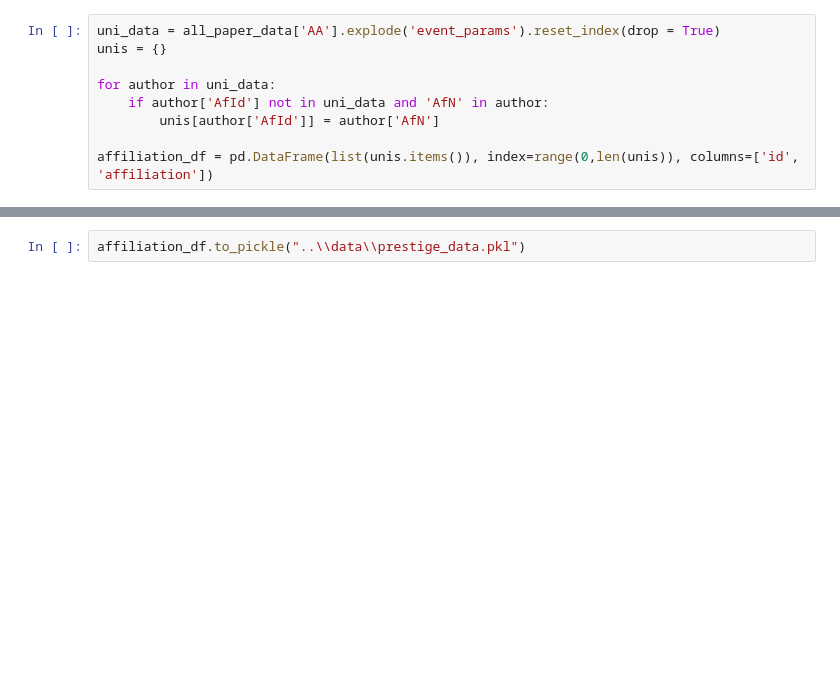
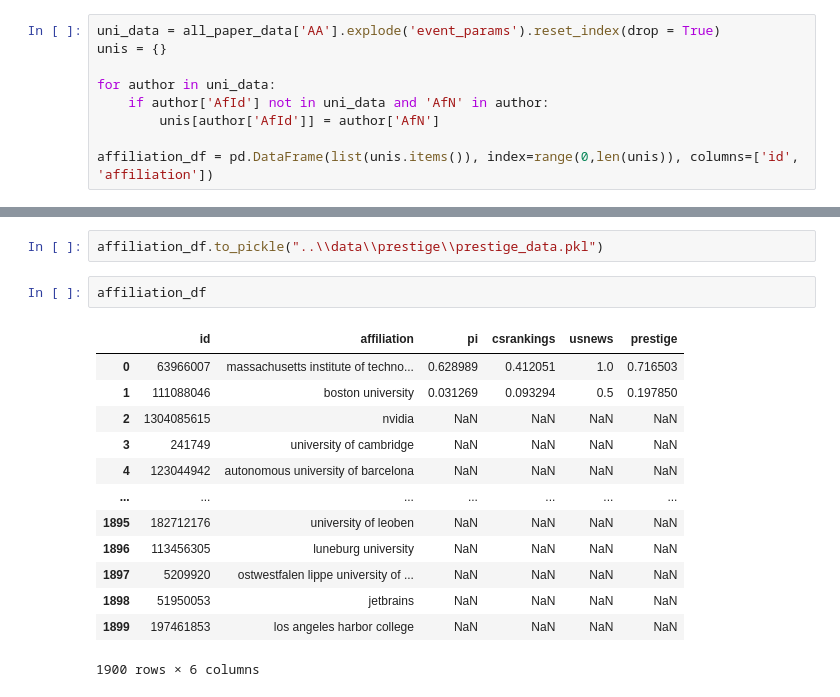
Before and after one commit to rohitmujumdar/Propagation-of-Epidemics-in-Citation-Networks, a Jupyter notebook: code/prestige_calculation.ipynb, the cells around one changed output, grey strips where cells are left out. Saved outputs shown, nothing was run; the diff lists cells and outputs as text; blank space fills up the shorter version.

```diff
--- a/code/prestige_calculation.ipynb
+++ b/code/prestige_calculation.ipynb
@@ -155,2 +155,18 @@ affiliation_df[affiliation_df['prestige'].isna()==False]
 # %%
-affiliation_df.to_pickle("..\\data\\prestige_data.pkl")
+affiliation_df.to_pickle("..\\data\\prestige\\prestige_data.pkl")
+# %%
+affiliation_df
+# %% [output]
+|  | id | affiliation | pi | csrankings | usnews | prestige |
+| 0 | 63966007 | massachusetts institute of techno... | 0.628989 | 0.412051 | 1.0 | 0.716503 |
+| 1 | 111088046 | boston university | 0.031269 | 0.093294 | 0.5 | 0.197850 |
+| 2 | 1304085615 | nvidia | NaN | NaN | NaN | NaN |
+| 3 | 241749 | university of cambridge | NaN | NaN | NaN | NaN |
+| 4 | 123044942 | autonomous university of barcelona | NaN | NaN | NaN | NaN |
+| ... | ... | ... | ... | ... | ... | ... |
+| 1895 | 182712176 | university of leoben | NaN | NaN | NaN | NaN |
+| 1896 | 113456305 | luneburg university | NaN | NaN | NaN | NaN |
+| 1897 | 5209920 | ostwestfalen lippe university of ... | NaN | NaN | NaN | NaN |
+| 1898 | 51950053 | jetbrains | NaN | NaN | NaN | NaN |
+| 1899 | 197461853 | los angeles harbor college | NaN | NaN | NaN | NaN |
+1900 rows × 6 columns
```
Also changed, not shown: parts of 3 cells of this notebook, 9 other files.
